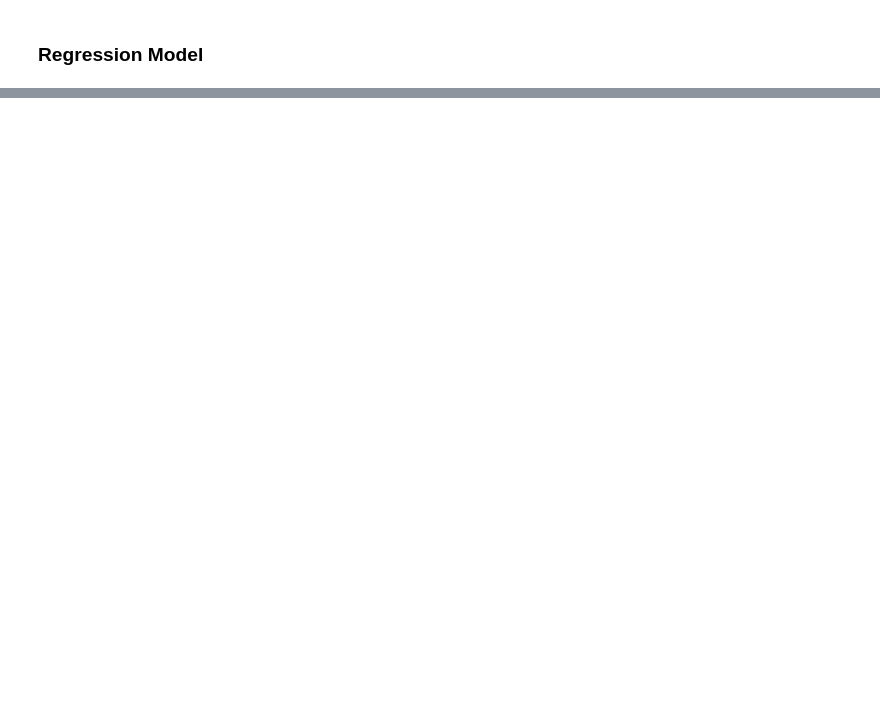
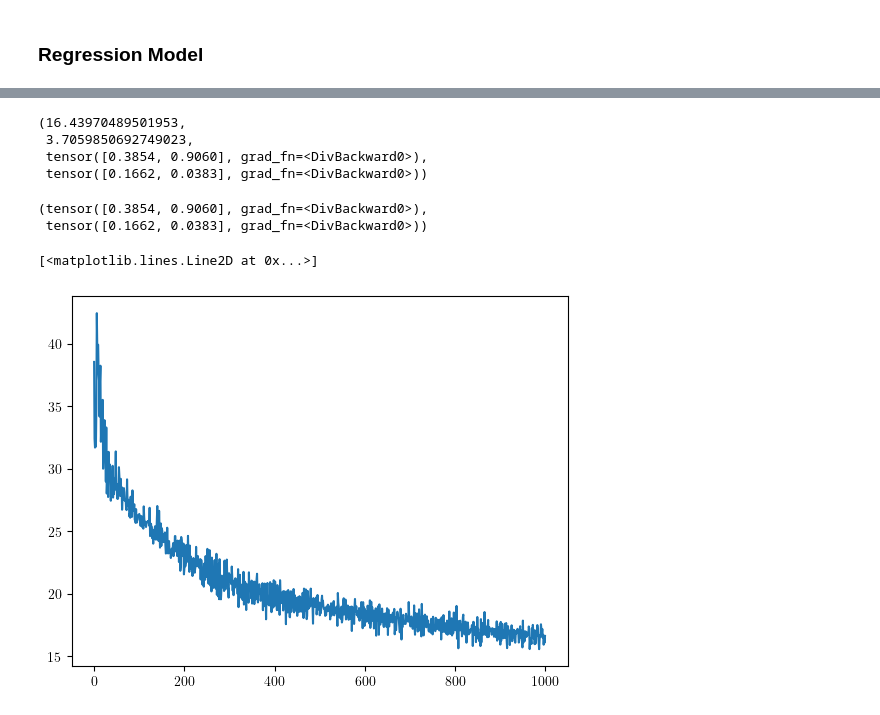
Before and after one commit to luisrlp/contact-surface, a Jupyter notebook: draft.ipynb, the cells around one changed output, grey strips where cells are left out. Cells and saved outputs as stored; diff of their text form; code cells hidden in the pictures; blank space fills up the shorter version.

```diff
--- a/draft.ipynb
+++ b/draft.ipynb
@@ -669,0 +862,4 @@ train_model_Hertz(EPOCHS, model_Hertz, train_loader, valid_loader, loss_fn, opti
+# %%
+train_data_jkr = JKR_Dataset(x_train_t_jkr, y_train_t_jkr)
+test_data_jkr = JKR_Dataset(x_test_t_jkr, y_test_t_jkr)
+valid_data_jkr = JKR_Dataset(x_valid_t_jkr, y_valid_t_jkr)
@@ -669,0 +880,35 @@ train_model_Hertz(EPOCHS, model_Hertz, train_loader, valid_loader, loss_fn, opti
+# %%
+train_loader_jkr=DataLoader(train_data_jkr,batch_size=BATCH_SIZE_JKR,shuffle=True)
+test_loader_jkr=DataLoader(test_data_jkr,batch_size=int(test_ratio_jkr*size+1),shuffle=False)
+valid_loader_jkr=DataLoader(valid_data_jkr, batch_size=int(valid_ratio_jkr*size+1), shuffle=False)
+# %%
+# Define the linear regression model
+class Regression_JKR(nn.Module):
+    def __init__(self, input_shape, HIDDEN_UNITS_1_JKR, HIDDEN_UNITS_2_JKR):
+        super(Regression_JKR, self).__init__()
+        input_size = input_shape[0] * input_shape[1]
+        self.layers = nn.Sequential(nn.Flatten(),
+                                    nn.Linear(input_size, HIDDEN_UNITS_1_JKR),
+                                    nn.ReLU(),
+                                    nn.Linear(HIDDEN_UNITS_1_JKR,HIDDEN_UNITS_2_JKR),
+                                    nn.ReLU(),
+                                    nn.Linear(HIDDEN_UNITS_2_JKR,64),
+                                    nn.ReLU(),
+                                    nn.Linear(64, 2))
+    def forward(self, x):
+        out = self.layers(x)
+        return out
+# Define input shape
+input_shape_jkr = x_train_t_jkr.shape[1:]
+
+# Instantiate the model
+torch.manual_seed(42)
+model_jkr = Regression_JKR(input_shape_jkr, HIDDEN_UNITS_1_JKR, HIDDEN_UNITS_2_JKR)
+
+# Define the loss function and optimizer
+# loss_fn_jkr = nn.MSELoss(reduction='none')
+# loss_fn_jkr = nn.MSELoss()
+loss_fn_jkr = nn.L1Loss(reduction='none')
+
+optimizer_jkr = torch.optim.SGD(model_jkr.parameters(),
+                                lr=LEARNING_RATE_JKR)
@@ -669,0 +1130,17 @@ train_model_Hertz(EPOCHS, model_Hertz, train_loader, valid_loader, loss_fn, opti
+# %%
+error_E, error_gamma, loss_epoch[0], loss_epoch[-1]
+# %% [output]
+(16.43970489501953,
+ 3.7059850692749023,
+ tensor([0.3854, 0.9060], grad_fn=<DivBackward0>),
+ tensor([0.1662, 0.0383], grad_fn=<DivBackward0>))
+# %%
+loss_epoch[0], loss_epoch[-1]
+# %% [output]
+(tensor([0.3854, 0.9060], grad_fn=<DivBackward0>),
+ tensor([0.1662, 0.0383], grad_fn=<DivBackward0>))
+# %%
+plt.plot(error_E_epoch)
+# %% [output]
+[<matplotlib.lines.Line2D at 0x...>]
+[figure, added]
```
Also changed, not shown: parts of 34 cells of this notebook, 17 other files.
